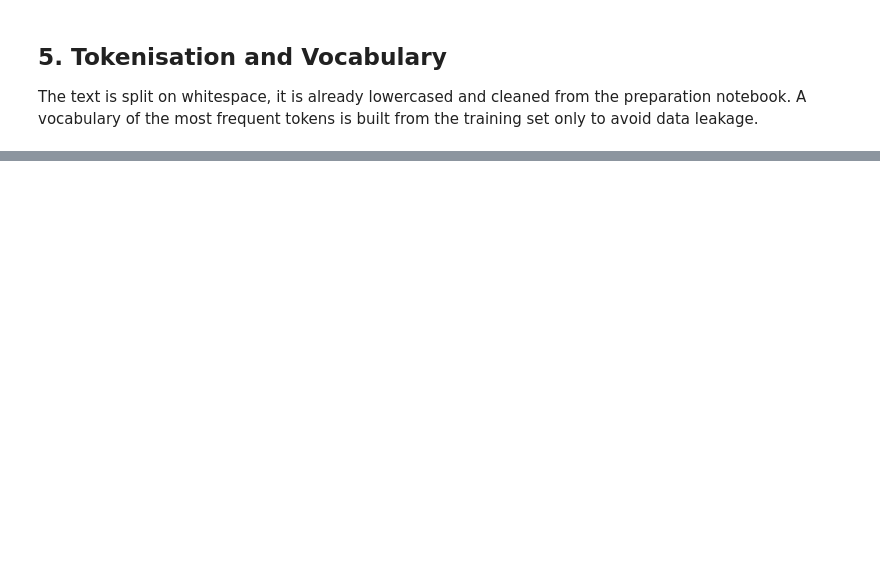
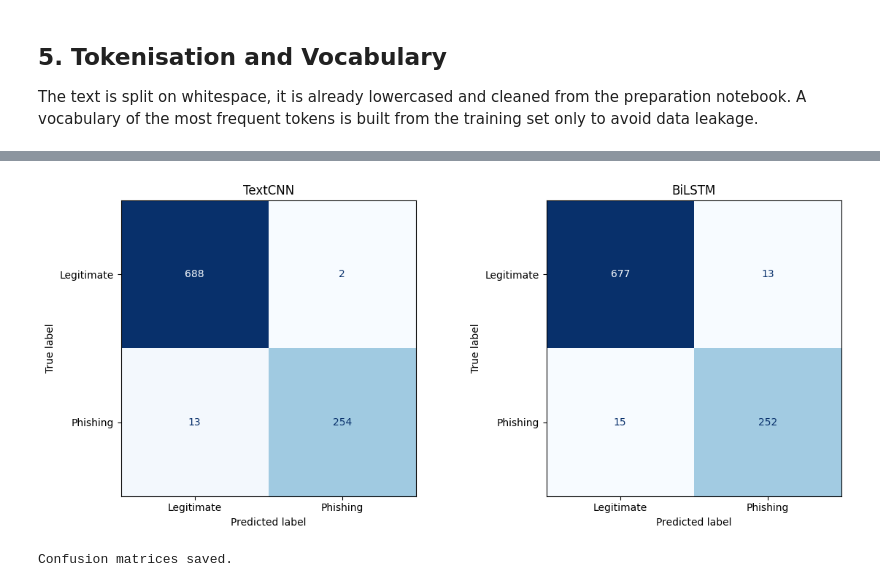
Before and after one commit to ChickenTenders2/cm3203-phishing-nlp, a Jupyter notebook: notebooks/kaggle_deep_learning.ipynb, the cells around one changed output, grey strips where cells are left out. Cells and saved outputs as stored; diff of their text form; code cells hidden in the pictures; blank space fills up the shorter version.

```diff
--- a/notebooks/kaggle_deep_learning.ipynb
+++ b/notebooks/kaggle_deep_learning.ipynb
@@ -139,0 +390,27 @@ Pretrained GloVe 100-dimensional vectors are loaded and aligned to the vocabular
+# %%
+criterion = nn.BCEWithLogitsLoss()
+
+def final_evaluation(model_name, model, test_loader, criterion, device):
+    _, acc, prec, rec, f1, fpr, all_labels, all_preds = evaluate(model, test_loader, criterion, device)
+    inference_ms = measure_inference_time(model, test_loader, device)
+
+    print(f"\n{'='*45}")
+    print(f"  Final Test Results — {model_name}")
+    print(f"{'='*45}")
+    print(f"  Accuracy        : {acc:.4f}")
+    print(f"  Precision       : {prec:.4f}")
+    print(f"  Recall          : {rec:.4f}")
+    print(f"  F1 Score        : {f1:.4f}")
+    print(f"  False Pos. Rate : {fpr:.4f}")
+    print(f"  Inference Time  : {inference_ms} ms/email")
+    print(f"\n{classification_report(all_labels, all_preds, target_names=['Legitimate', 'Phishing'])}")
+
+    return {
+        "Model": model_name, "Dataset": "Kaggle",
+        "Accuracy": round(acc, 4), "Precision": round(prec, 4),
+        "Recall":   round(rec, 4), "F1":        round(f1, 4),
+        "FPR":      round(fpr, 4), "Inference_ms": inference_ms
+    }, all_labels, all_preds
+
+results_cnn,  labels_cnn,  preds_cnn  = final_evaluation("TextCNN", textcnn, test_loader, criterion, DEVICE)
+results_lstm, labels_lstm, preds_lstm = final_evaluation("BiLSTM",  bilstm,  test_loader, criterion, DEVICE)
@@ -139,0 +439,19 @@ Pretrained GloVe 100-dimensional vectors are loaded and aligned to the vocabular
+# %%
+fig, axes = plt.subplots(1, 2, figsize=(12, 5))
+
+for ax, labels, preds, title, fname in [
+    (axes[0], labels_cnn,  preds_cnn,  "TextCNN", "kaggle_cm_textcnn.png"),
+    (axes[1], labels_lstm, preds_lstm, "BiLSTM",  "kaggle_cm_bilstm.png")
+]:
+    cm = confusion_matrix(labels, preds)
+    disp = ConfusionMatrixDisplay(confusion_matrix=cm, display_labels=["Legitimate", "Phishing"])
+    disp.plot(ax=ax, colorbar=False, cmap="Blues")
+    ax.set_title(title)
+
+plt.tight_layout()
+plt.savefig(results_dir / "kaggle_dl_confusion_matrices.png", dpi=150)
+plt.show()
+print("Confusion matrices saved.")
+# %% [output]
+[figure, added]
+Confusion matrices saved.
```
Also changed, not shown: parts of 20 cells of this notebook, 4 other files.
